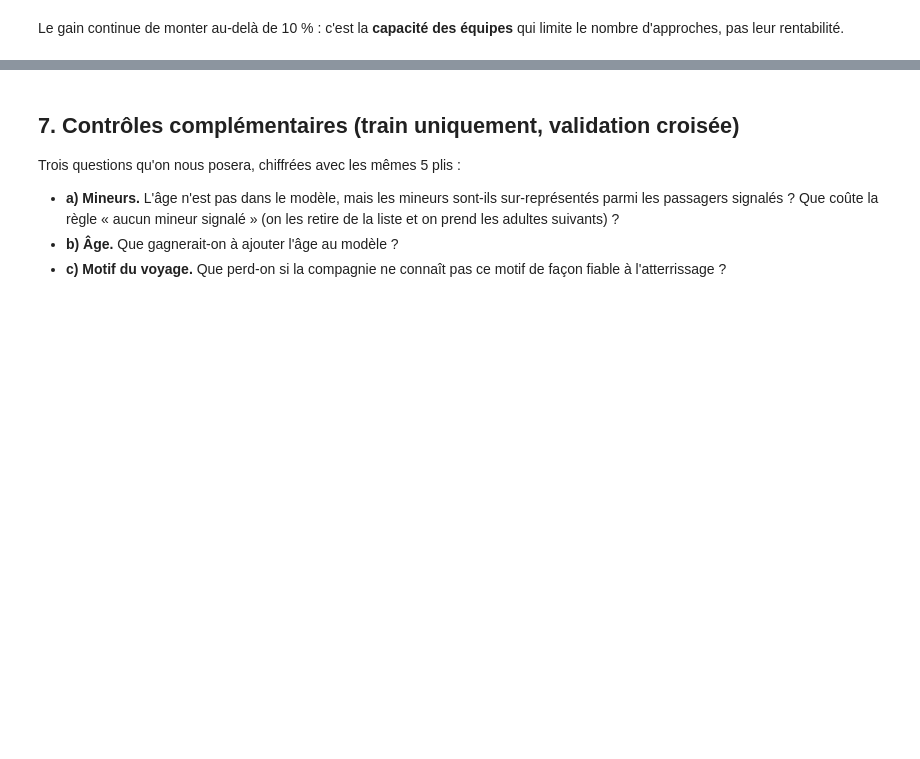
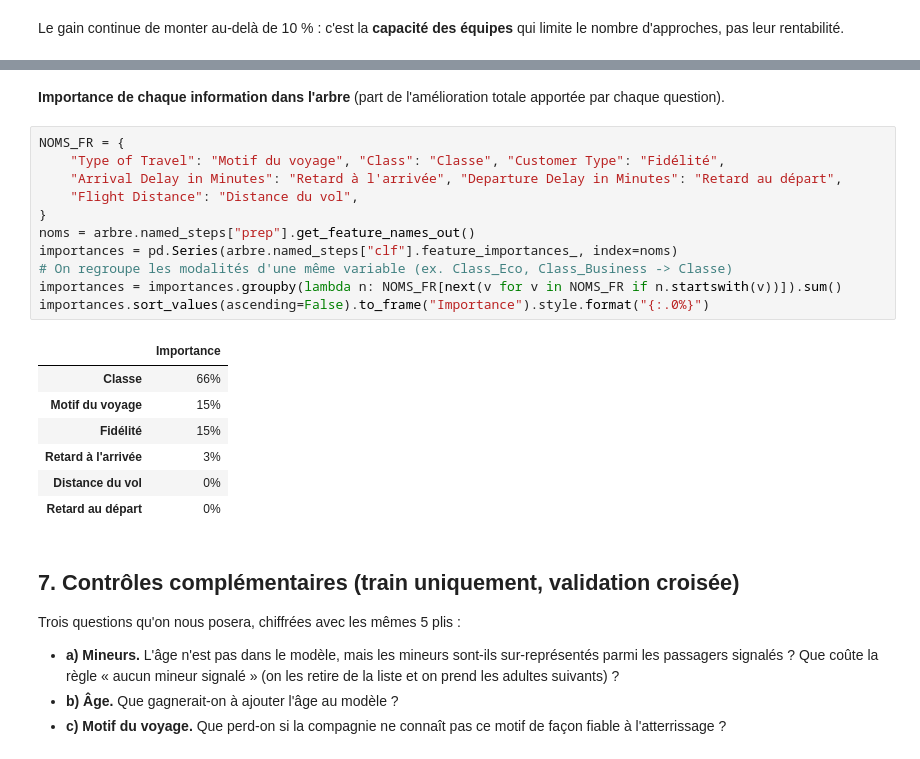
Before and after one commit to Esteban-13/rush_3, a Jupyter notebook: notebooks/04_modeles.ipynb, the cells around one changed output, grey strips where cells are left out. Saved outputs shown, nothing was run; the diff lists cells and outputs as text; blank space fills up the shorter version.

```diff
--- a/notebooks/04_modeles.ipynb
+++ b/notebooks/04_modeles.ipynb
@@ -169,3 +131,24 @@ dtype: float64
+# %% [markdown]
+**Importance de chaque information dans l'arbre** (part de l'amélioration totale apportée par chaque question).
+# %%
+NOMS_FR = {
+    "Type of Travel": "Motif du voyage", "Class": "Classe", "Customer Type": "Fidélité",
+    "Arrival Delay in Minutes": "Retard à l'arrivée", "Departure Delay in Minutes": "Retard au départ",
+    "Flight Distance": "Distance du vol",
+}
+noms = arbre.named_steps["prep"].get_feature_names_out()
+importances = pd.Series(arbre.named_steps["clf"].feature_importances_, index=noms)
+# On regroupe les modalités d'une même variable (ex. Class_Eco, Class_Business -> Classe)
+importances = importances.groupby(lambda n: NOMS_FR[next(v for v in NOMS_FR if n.startswith(v))]).sum()
+importances.sort_values(ascending=False).to_frame("Importance").style.format("{:.0%}")
+# %% [output]
+|  | Importance |
+| Classe | 66% |
+| Motif du voyage | 15% |
+| Fidélité | 15% |
+| Retard à l'arrivée | 3% |
+| Distance du vol | 0% |
+| Retard au départ | 0% |
 # %% [markdown]
 ## 7. Contrôles complémentaires (train uniquement, validation croisée)
 
```
Also changed, not shown: parts of 4 cells of this notebook, 2 other files.
